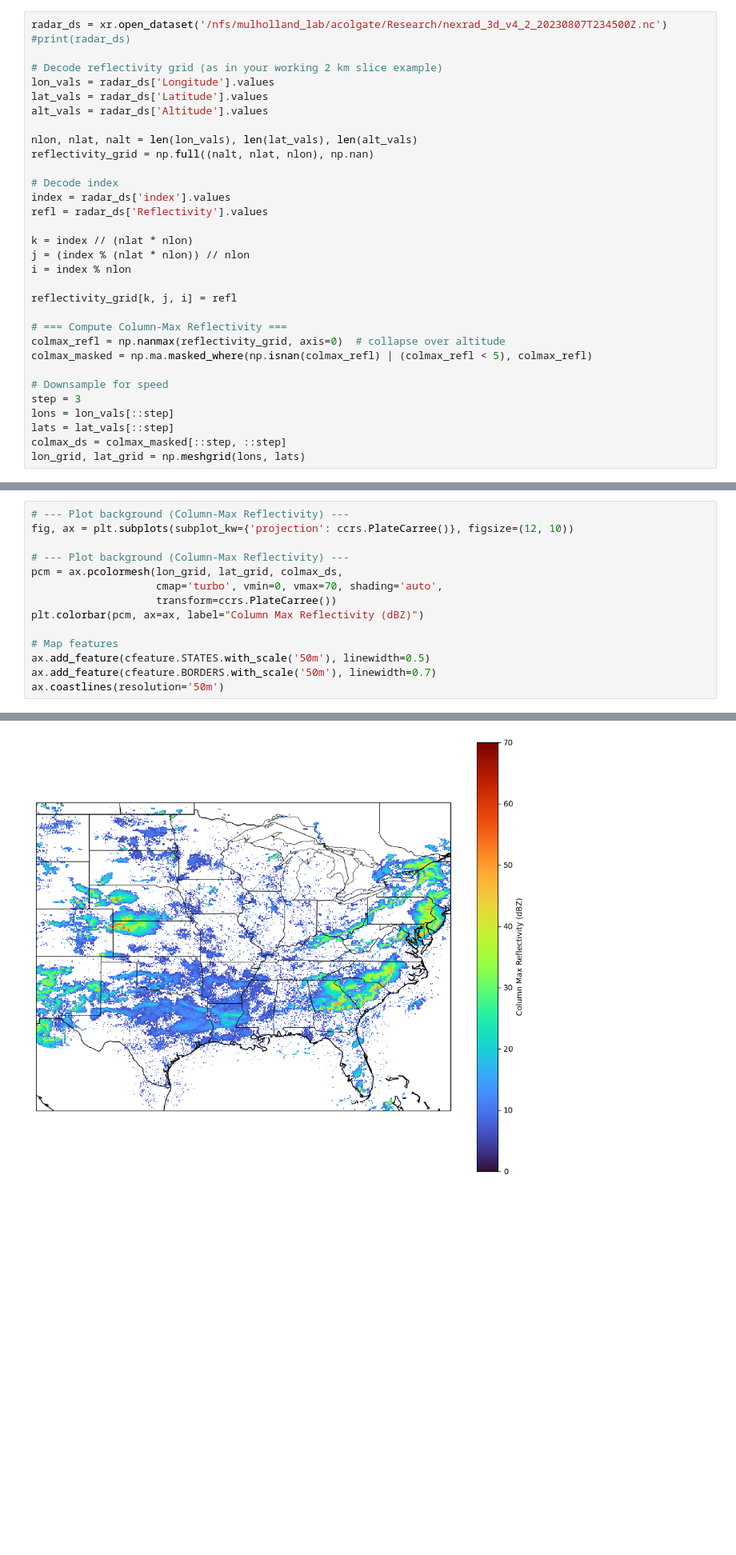
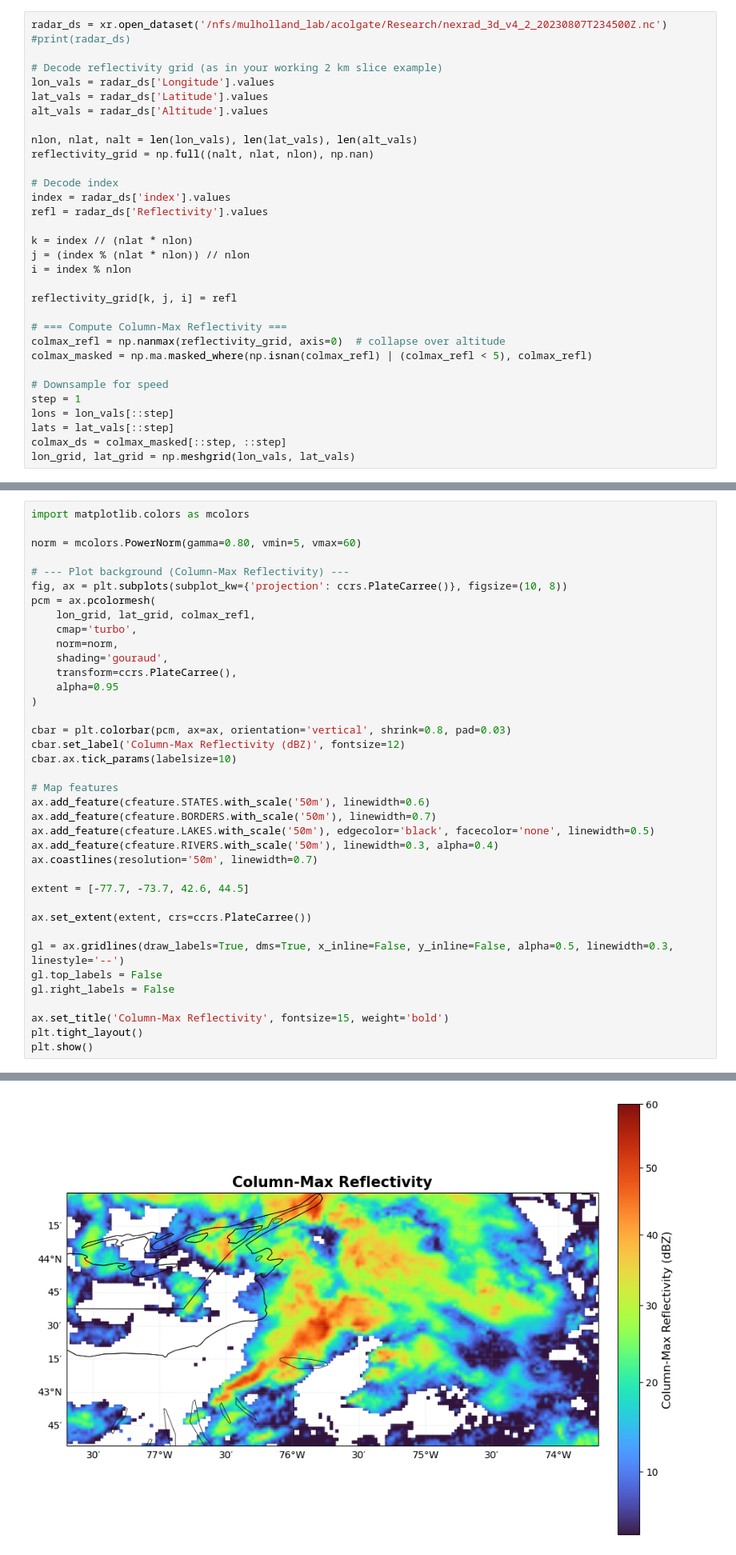
Before and after one commit to ajcolgat/proto-cookbook, a Jupyter notebook: notebooks/notebook1.ipynb, the cells around one changed output, grey strips where cells are left out. Shown at 80% size. Cells and saved outputs as stored; diff of their text form; blank space fills up the shorter version.

```diff
--- a/notebooks/notebook1.ipynb
+++ b/notebooks/notebook1.ipynb
@@ -88,8 +96,8 @@ colmax_refl = np.nanmax(reflectivity_grid, axis=0)  # collapse over altitude
 colmax_masked = np.ma.masked_where(np.isnan(colmax_refl) | (colmax_refl < 5), colmax_refl)
 
 # Downsample for speed
-step = 3
+step = 1
 lons = lon_vals[::step]
 lats = lat_vals[::step]
 colmax_ds = colmax_masked[::step, ::step]
-lon_grid, lat_grid = np.meshgrid(lons, lats)
+lon_grid, lat_grid = np.meshgrid(lon_vals, lat_vals)
@@ -96,15 +106,39 @@ lon_grid, lat_grid = np.meshgrid(lons, lats)
 # %%
-# --- Plot background (Column-Max Reflectivity) ---
-fig, ax = plt.subplots(subplot_kw={'projection': ccrs.PlateCarree()}, figsize=(12, 10))
+import matplotlib.colors as mcolors
+
+norm = mcolors.PowerNorm(gamma=0.80, vmin=5, vmax=60)
 
 # --- Plot background (Column-Max Reflectivity) ---
-pcm = ax.pcolormesh(lon_grid, lat_grid, colmax_ds,
-                    cmap='turbo', vmin=0, vmax=70, shading='auto',
-                    transform=ccrs.PlateCarree())
-plt.colorbar(pcm, ax=ax, label="Column Max Reflectivity (dBZ)")
+fig, ax = plt.subplots(subplot_kw={'projection': ccrs.PlateCarree()}, figsize=(10, 8))
+pcm = ax.pcolormesh(
+    lon_grid, lat_grid, colmax_refl,
+    cmap='turbo',
+    norm=norm,
+    shading='gouraud',
+    transform=ccrs.PlateCarree(),
+    alpha=0.95
+)
+
+cbar = plt.colorbar(pcm, ax=ax, orientation='vertical', shrink=0.8, pad=0.03)
+cbar.set_label('Column-Max Reflectivity (dBZ)', fontsize=12)
+cbar.ax.tick_params(labelsize=10)
 
 # Map features
-ax.add_feature(cfeature.STATES.with_scale('50m'), linewidth=0.5)
+ax.add_feature(cfeature.STATES.with_scale('50m'), linewidth=0.6)
 ax.add_feature(cfeature.BORDERS.with_scale('50m'), linewidth=0.7)
-ax.coastlines(resolution='50m')
+ax.add_feature(cfeature.LAKES.with_scale('50m'), edgecolor='black', facecolor='none', linewidth=0.5)
+ax.add_feature(cfeature.RIVERS.with_scale('50m'), linewidth=0.3, alpha=0.4)
+ax.coastlines(resolution='50m', linewidth=0.7)
+
+extent = [-77.7, -73.7, 42.6, 44.5]
+
+ax.set_extent(extent, crs=ccrs.PlateCarree())
+
+gl = ax.gridlines(draw_labels=True, dms=True, x_inline=False, y_inline=False, alpha=0.5, linewidth=0.3, linestyle='--')
+gl.top_labels = False
+gl.right_labels = False
+
+ax.set_title('Column-Max Reflectivity', fontsize=15, weight='bold')
+plt.tight_layout()
+plt.show()
 # %% [output]
@@ -112 +145 @@ ax.coastlines(resolution='50m')
-[figure, old version]
+[figure, new version]
```
Also changed, not shown: parts of 15 cells of this notebook.
